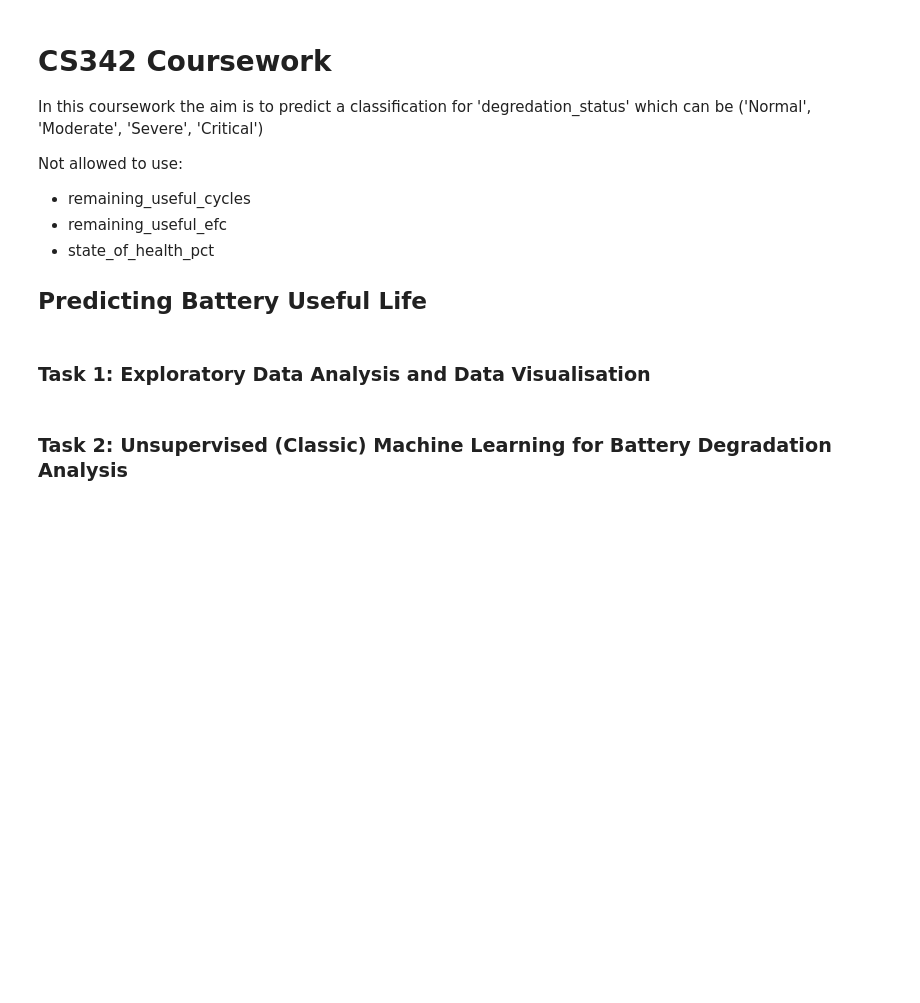
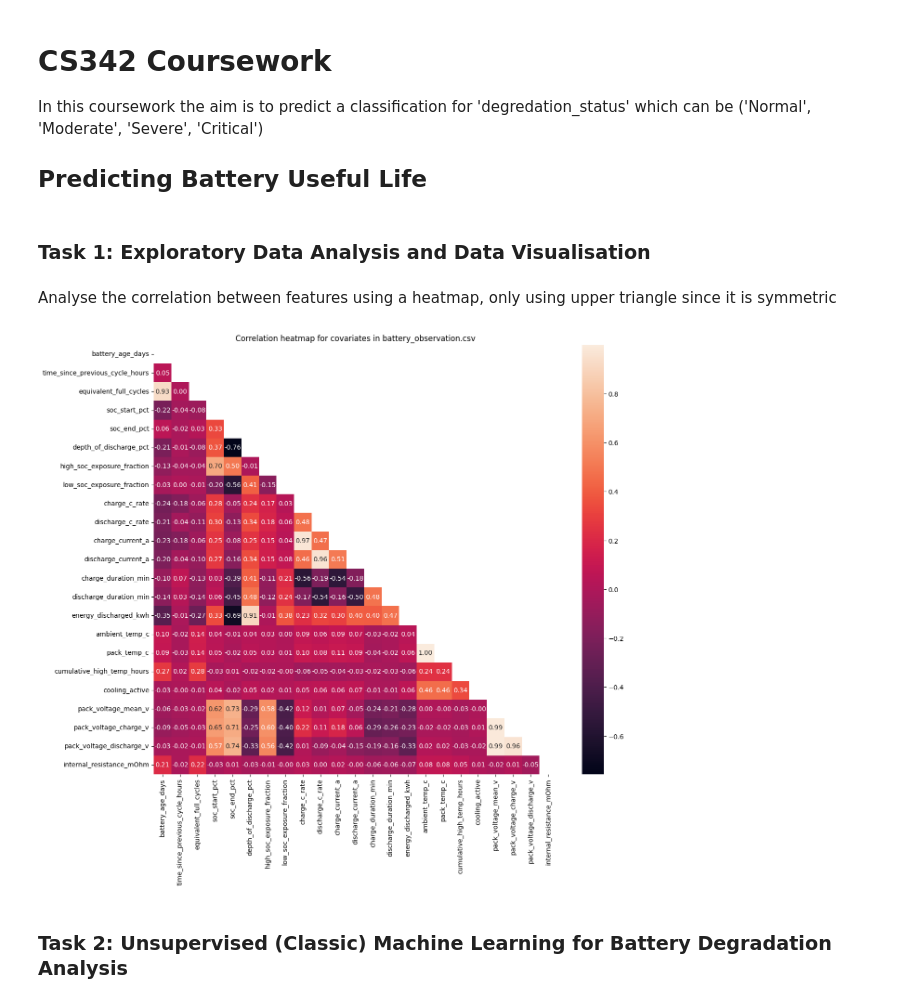
Before and after one commit to leolin25/predicting_battery_useful_life, a Jupyter notebook: cs342-coursework.ipynb, the cells around one changed output. Drawn from its saved outputs; the diff is of its cells as text; code cells hidden in the pictures; blank space fills up the shorter version.

Commit message:
ft: added correlation heatmap to EDA

```diff
--- a/cs342-coursework.ipynb
+++ b/cs342-coursework.ipynb
@@ -3,11 +12,6 @@
 
 In this coursework the aim is to predict a classification for 'degredation_status' which can be ('Normal', 'Moderate', 'Severe', 'Critical')
 
-Not allowed to use:
-- remaining_useful_cycles
-- remaining_useful_efc
-- state_of_health_pct
-
 ## Predicting Battery Useful Life
 # %%
 # setup and libraries
@@ -27,6 +31,19 @@ test_data = pd.read_csv('test_batteries.csv')
 battery_observations.drop(columns=['remaining_useful_cycles', 'remaining_useful_efc', 'state_of_health_pct'], inplace=True)
 # %% [markdown]
 ### Task 1: Exploratory Data Analysis and Data Visualisation
+# %% [markdown]
+Analyse the correlation between features using a heatmap, only using upper triangle since it is symmetric
+# %%
+# analyse the correlation between features
+correlation_matrix = battery_observations.drop(columns=['battery_id', 'timestamp', 'cycle_index']).select_dtypes('number').corr()
+upper_triangle_mask = np.triu(np.ones_like(correlation_matrix, dtype='bool'))
+
+plt.figure(figsize=(14,12))
+sns.heatmap(correlation_matrix, mask=upper_triangle_mask, annot=True, fmt='.2f') # plot upper triangle correlation heatmap
+plt.title(label='Correlation heatmap for covariates in battery_observation.csv')
+plt.show()
+# %% [output]
+[figure, added]
 # %% [markdown]
 ### Task 2: Unsupervised (Classic) Machine Learning for Battery Degradation Analysis
 # %% [markdown]
```
Also changed, not shown: parts of 1 cell of this notebook, 53 other files.
